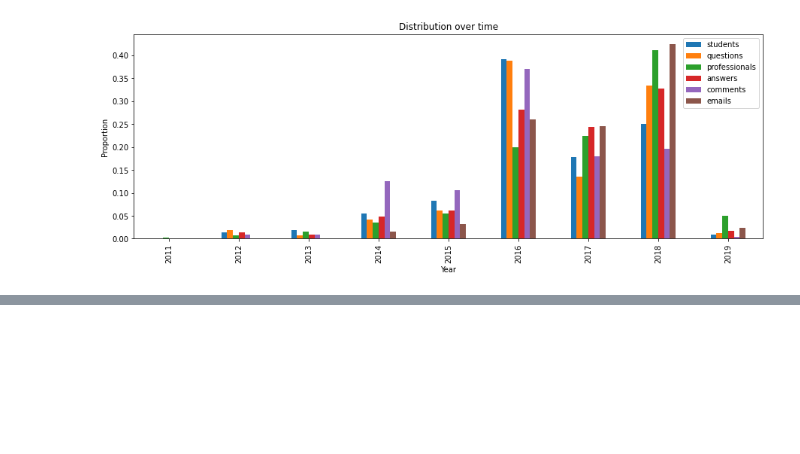
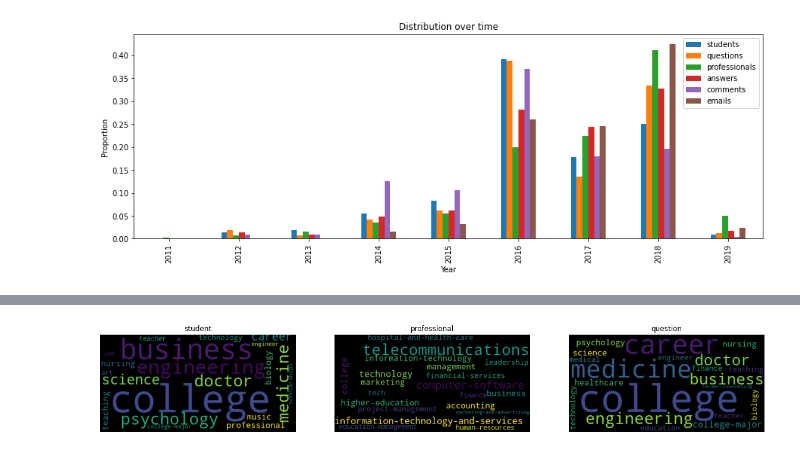
Before and after one commit to sayalidzambre/Learning, a Jupyter notebook: ML/Recommender/Recommender_System.ipynb, the cells around one changed output, grey strips where cells are left out. Cells and saved outputs as stored; diff of their text form; code cells hidden in the pictures; blank space fills up the shorter version.

```diff
--- a/ML/Recommender/Recommender_System.ipynb
+++ b/ML/Recommender/Recommender_System.ipynb
@@ -388,0 +544,15 @@ If we see after 2016 only data
+# %%
+# Wordcloud
+plt.figure(figsize=(20, 20))
+wordloud_values = ['student', 'professional', 'question']
+axisNum = 1
+for wordcloud_value in wordloud_values:
+    wordcloud = WordCloud(margin=0, max_words=20, random_state=seed).generate_from_frequencies(plt_data[wordcloud_value])
+    ax = plt.subplot(1, 3, axisNum)
+    plt.imshow(wordcloud, interpolation='bilinear')
+    plt.title(wordcloud_value)
+    plt.axis("off")
+    axisNum += 1
+plt.show()
+# %% [output]
+[figure, added]
```
Also changed, not shown: parts of 37 cells of this notebook.
